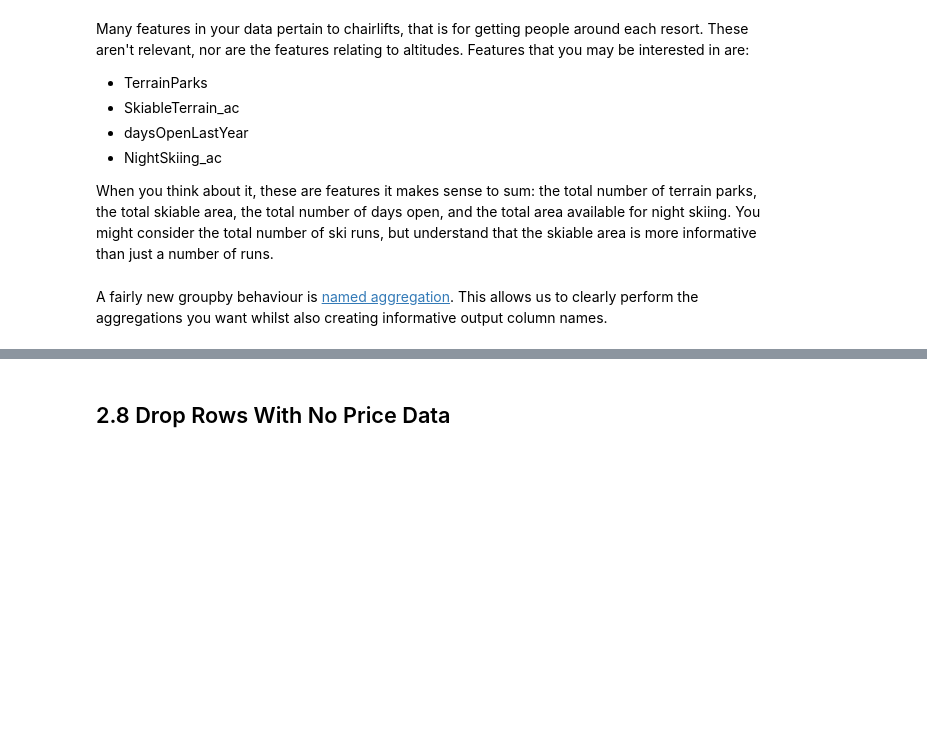
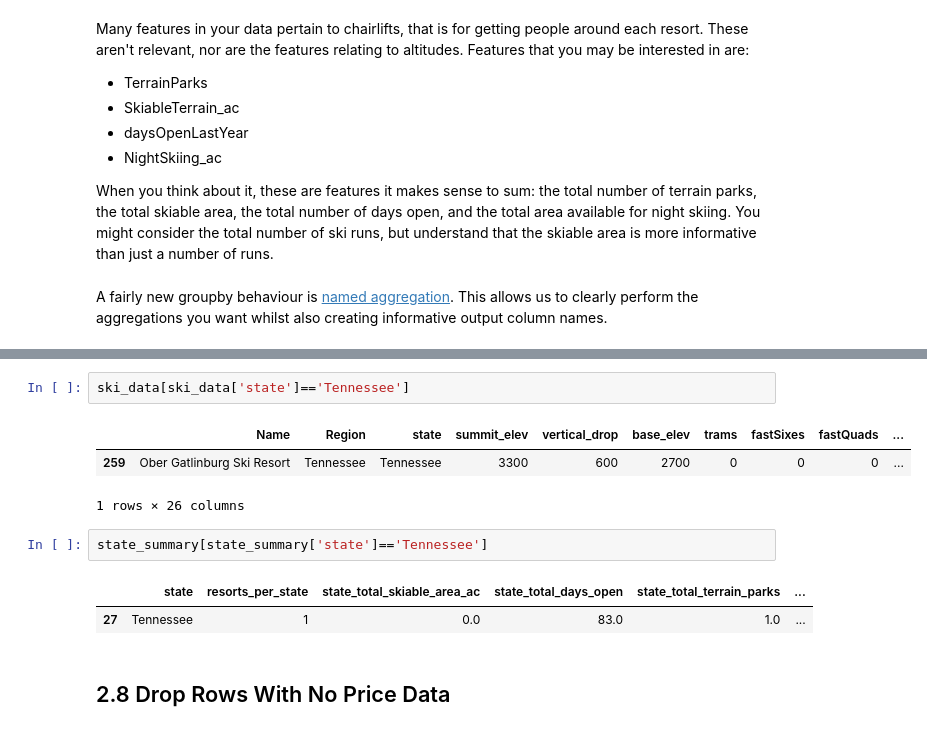
Before and after one commit to NiceCode123/DataScienceGuidedCapstone, a Jupyter notebook: Notebooks/02_data_wrangling.ipynb, the cells around one changed output, grey strips where cells are left out. Drawn from its saved outputs; the diff is of its cells as text; blank space fills up the shorter version.

```diff
--- a/Notebooks/02_data_wrangling.ipynb
+++ b/Notebooks/02_data_wrangling.ipynb
@@ -772,3 +772,14 @@ state_summary.head()
+# %%
+ski_data[ski_data['state']=='Tennessee']
+# %% [output]
+|  | Name | Region | state | summit_elev | vertical_drop | base_elev | trams | fastSixes | fastQuads | ... |
+| 259 | Ober Gatlinburg Ski Resort | Tennessee | Tennessee | 3300 | 600 | 2700 | 0 | 0 | 0 | ... |
+1 rows × 26 columns
+# %%
+state_summary[state_summary['state']=='Tennessee']
+# %% [output]
+|  | state | resorts_per_state | state_total_skiable_area_ac | state_total_days_open | state_total_terrain_parks | ... |
+| 27 | Tennessee | 1 | 0.0 | 83.0 | 1.0 | ... |
 # %% [markdown]
 ## 2.8 Drop Rows With No Price Data<a id='2.8_Drop_Rows_With_No_Price_Data'></a>
 # %% [markdown]
```
Also changed, not shown: parts of 2 cells of this notebook, 8 other files.
